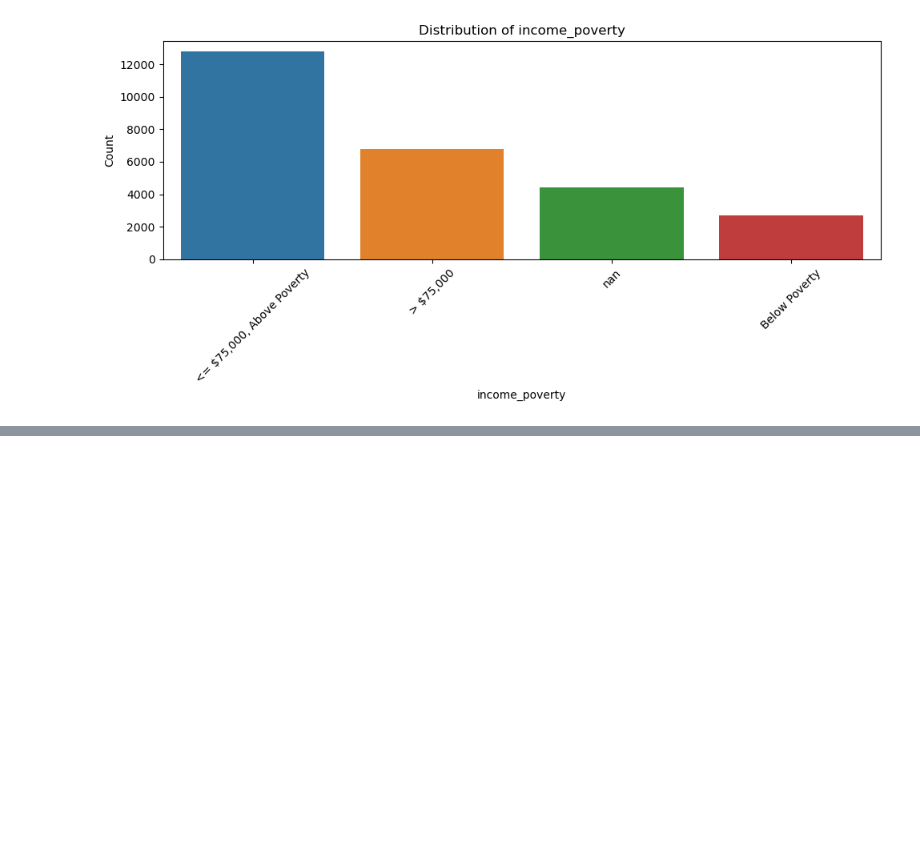
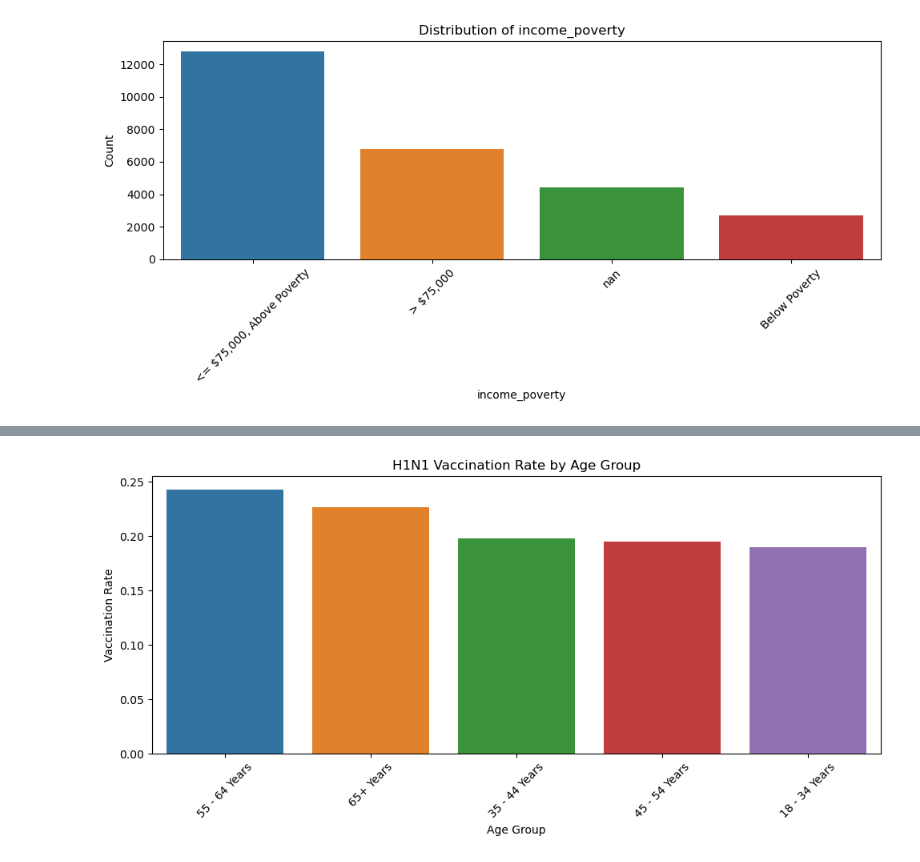
Before and after one commit to Mary-Osi/Flushot_Project, a Jupyter notebook: EDA.ipynb, the cells around one changed output, grey strips where cells are left out. Cells and saved outputs as stored; diff of their text form; code cells hidden in the pictures; blank space fills up the shorter version.

```diff
--- a/EDA.ipynb
+++ b/EDA.ipynb
@@ -247,0 +306,12 @@ plot_categorical_distribution(merge_traindata, "income_poverty")
+# %%
+plt.figure(figsize=(10, 5))
+sns.barplot(data=rate_table, x="age_group", y="h1n1_vaccine")
+
+plt.title("H1N1 Vaccination Rate by Age Group")
+plt.xlabel("Age Group")
+plt.ylabel("Vaccination Rate")
+plt.xticks(rotation=45)
+plt.tight_layout()
+plt.show()
+# %% [output]
+[figure, added]
```
Also changed, not shown: parts of 18 cells of this notebook.
